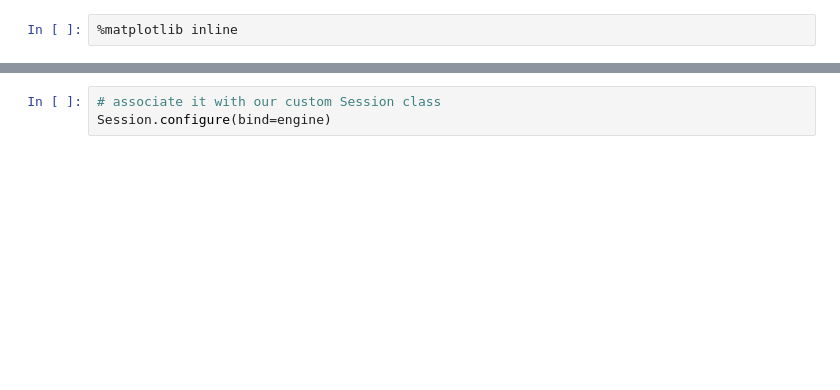
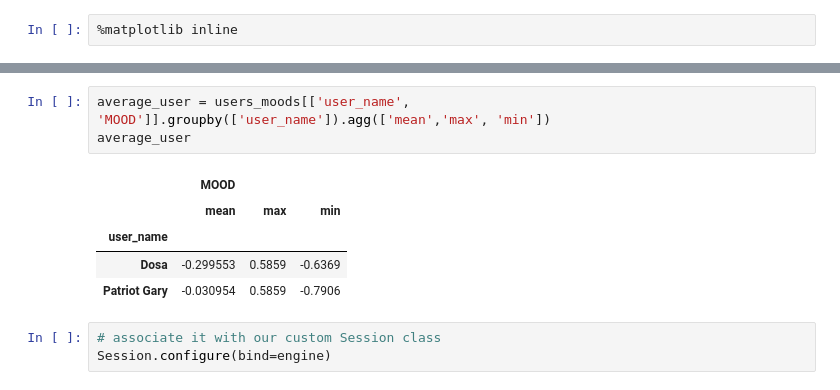
Before and after one commit to annaaniol/DataExploration, a Jupyter notebook: vader_analys.ipynb, the cells around one changed output, grey strips where cells are left out. Saved outputs shown, nothing was run; the diff lists cells and outputs as text; blank space fills up the shorter version.

```diff
--- a/vader_analys.ipynb
+++ b/vader_analys.ipynb
@@ -123,3 +173,12 @@ figure2.plot.bar( y='amount', rot=0, title="Amount of percent sentiment")
+# %%
+average_user = users_moods[['user_name', 'MOOD']].groupby(['user_name']).agg(['mean','max', 'min'])
+average_user
+# %% [output]
+|  | MOOD |  |  |
+|  | mean | max | min |
+| user_name |  |  |  |
+| Dosa | -0.299553 | 0.5859 | -0.6369 |
+| Patriot Gary | -0.030954 | 0.5859 | -0.7906 |
 # %%
 # associate it with our custom Session class
 Session.configure(bind=engine)
```
Also changed, not shown: parts of 12 cells of this notebook.
